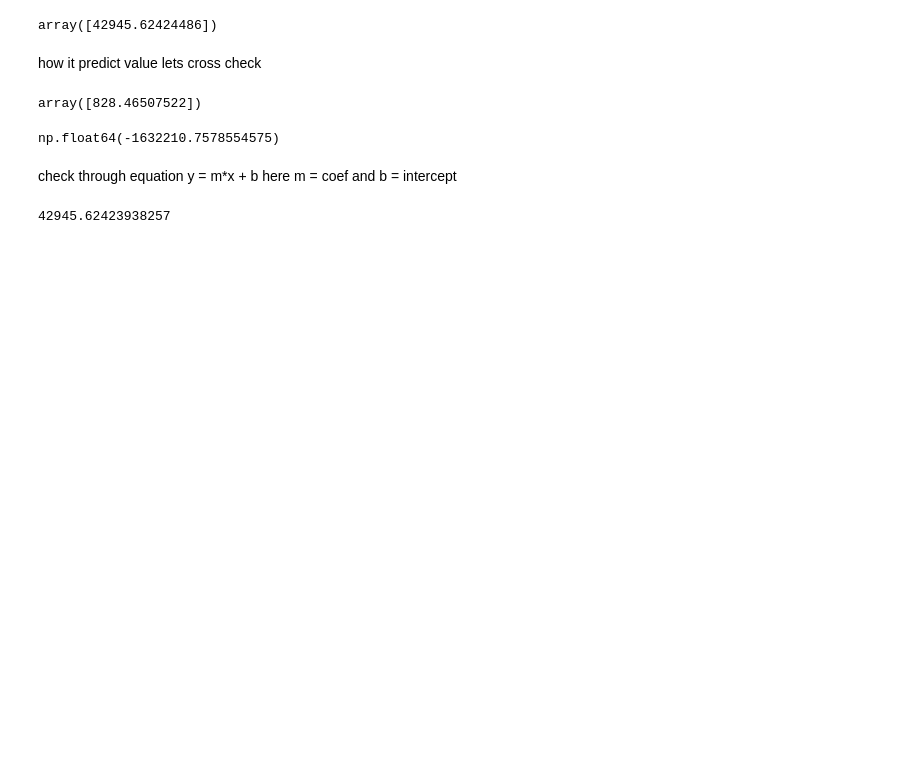
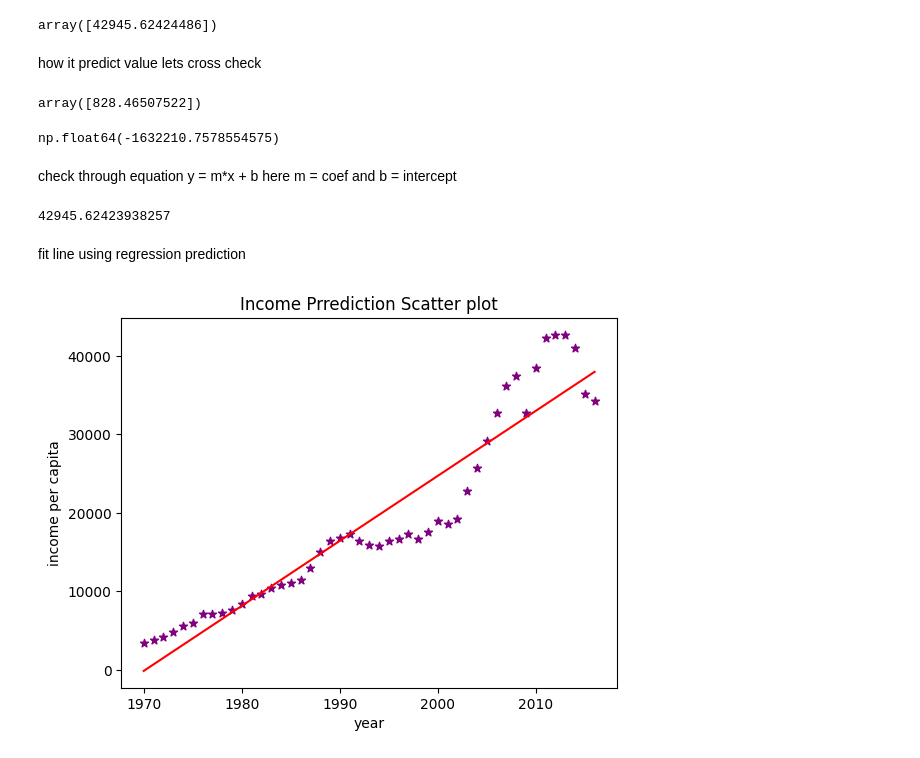
Before and after one commit to Ravina1-ops/Machine_Learning_Projects, a Jupyter notebook: notebook/canada_income_per_capita.ipynb, the cells around one changed output. Saved outputs shown, nothing was run; the diff lists cells and outputs as text; code cells hidden in the pictures; blank space fills up the shorter version.

Commit message:
final plot of fit line using linear regresssion in graph

```diff
--- a/notebook/canada_income_per_capita.ipynb
+++ b/notebook/canada_income_per_capita.ipynb
@@ -58,3 +58,15 @@ np.float64(-1632210.7578554575)
 828.46507522*2022-1632210.7578554575
 # %% [output]
 42945.62423938257
+# %% [markdown]
+fit line using regression prediction
+# %%
+%matplotlib inline
+plt.scatter(df['year'], df['per capita income(Us$)'], color = "purple", marker = "*")
+plt.xlabel('year')
+plt.ylabel('income per capita')
+plt.title('Income Prrediction Scatter plot')
+plt.plot(df['year'],reg.predict(df[['year']]), color = 'red')
+plt.show()
+# %% [output]
+[figure, added]
```
